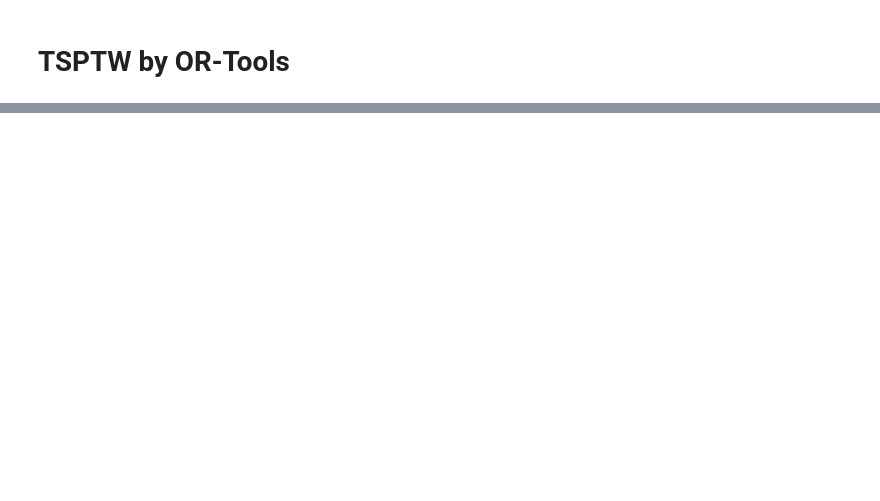
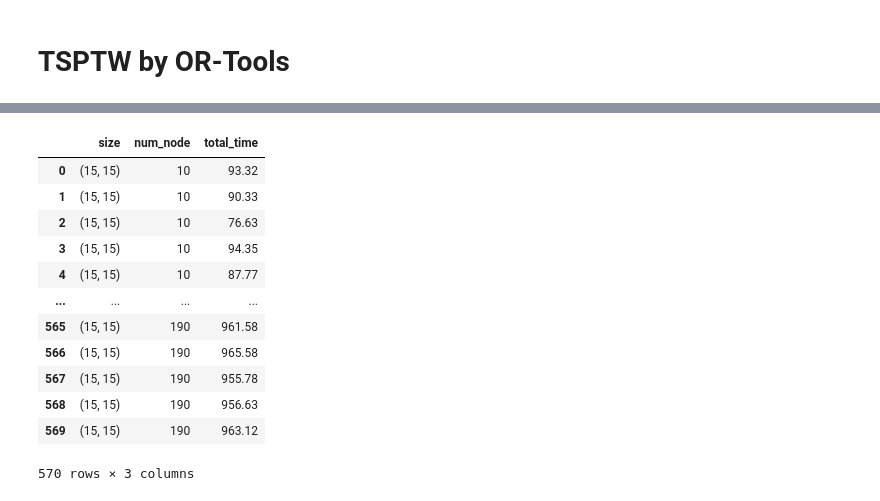
Before and after one commit to jy09567824/vehicle-routing-problem, a Jupyter notebook: sample/TSPTW_ORTools.ipynb, the cells around one changed output, grey strips where cells are left out. Cells and saved outputs as stored; diff of their text form; code cells hidden in the pictures; blank space fills up the shorter version.

```diff
--- a/sample/TSPTW_ORTools.ipynb
+++ b/sample/TSPTW_ORTools.ipynb
@@ -134,5 +133,0 @@ def print_solution(data, manager, routing, solution):
-# %%
-NUM_NODES = 300
-MAX_X, MAX_Y = (20, 20)
-data = create_data_model()
-pd.DataFrame(data)
@@ -166,9 +133,0 @@ Total serivce time: 25740s
-# %%
-result = []
-
-for i in range(30):
-    data = create_data_model()
-    total_second = main()
-    result.append(total_second)
-
-np.mean(result)
@@ -193,0 +134,24 @@ Total serivce time: 25740s
+# %%
+result = {
+    "size": [],
+    "num_node": [],
+    "total_time": []
+    }
+
+for i in range(10, 200, 10):
+
+    NUM_NODES = i
+    MAX_X, MAX_Y = (15, 15)
+
+    for j in range(30):
+
+        result["size"].append((MAX_X, MAX_Y))
+        result["num_node"].append(i)
+        data = create_data_model()
+        travel_time = main()
+        serivce_time = (NUM_NODES - 1) * 120
+        total_time = travel_time + serivce_time
+        result["total_time"].append(round(total_time / 60, 2))
+        # print('-Travel Time: %.2f min' %(travel_time / 60))
+        # print('-Service Time: %.2f min' %(serivce_time / 60))
+        print('-Total Time: %.2f min' %(total_time / 60))
@@ -193,0 +176,18 @@ Total serivce time: 25740s
+# %%
+df_result = pd.DataFrame(result)
+# %%
+df_result
+# %% [output]
+|  | size | num_node | total_time |
+| 0 | (15, 15) | 10 | 93.32 |
+| 1 | (15, 15) | 10 | 90.33 |
+| 2 | (15, 15) | 10 | 76.63 |
+| 3 | (15, 15) | 10 | 94.35 |
+| 4 | (15, 15) | 10 | 87.77 |
+| ... | ... | ... | ... |
+| 565 | (15, 15) | 190 | 961.58 |
+| 566 | (15, 15) | 190 | 965.58 |
+| 567 | (15, 15) | 190 | 955.78 |
+| 568 | (15, 15) | 190 | 956.63 |
+| 569 | (15, 15) | 190 | 963.12 |
+570 rows × 3 columns
```
Also changed, not shown: parts of 7 cells of this notebook, 11 other files.
